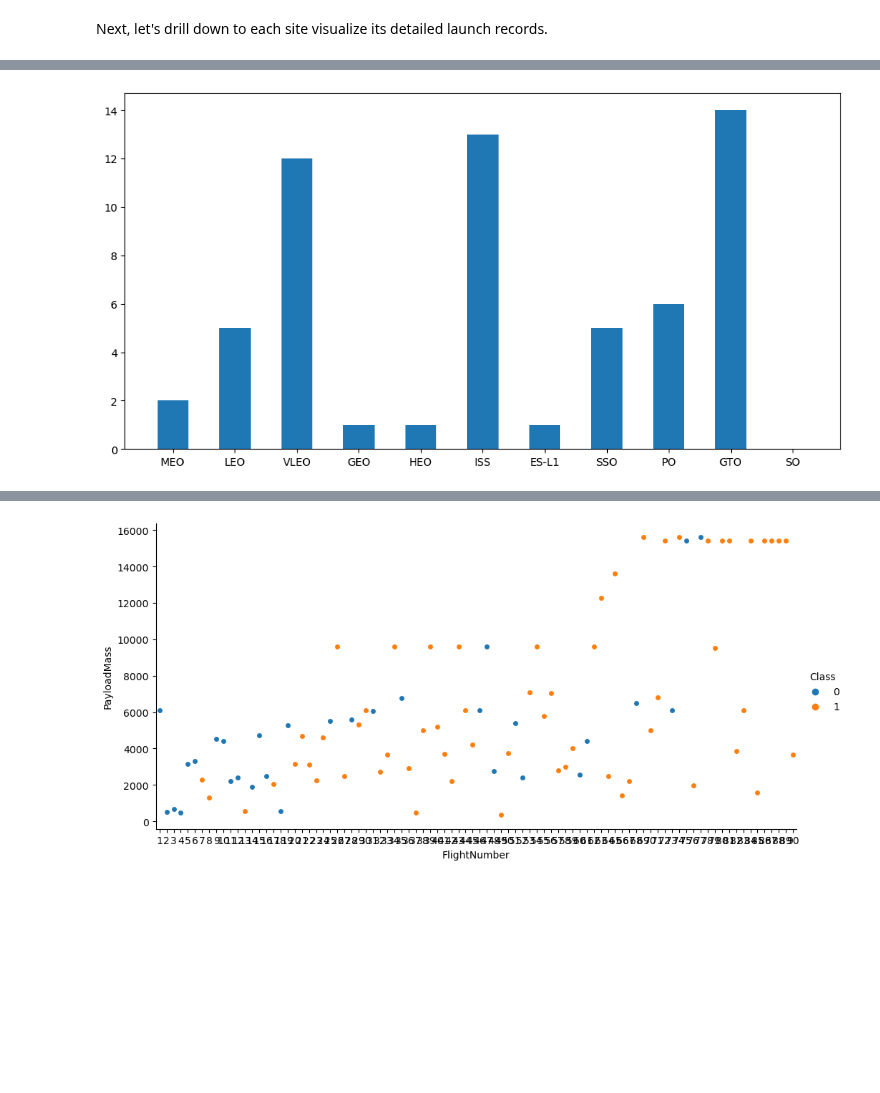
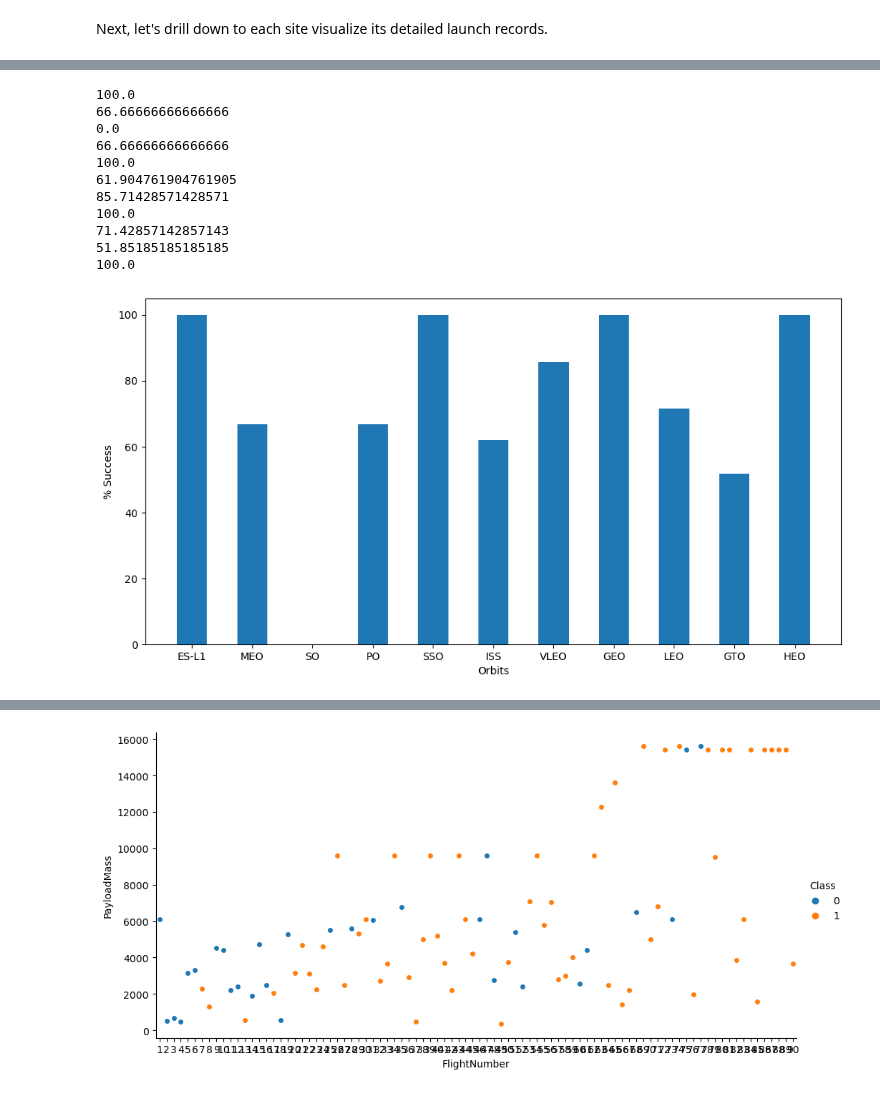
Before and after one commit to matublaq/SpaceY_project, a Jupyter notebook: Visualization/EDA_with_visualization.ipynb, the cells around one changed output, grey strips where cells are left out. Drawn from its saved outputs; the diff is of its cells as text; code cells hidden in the pictures; blank space fills up the shorter version.

```diff
--- a/Visualization/EDA_with_visualization.ipynb
+++ b/Visualization/EDA_with_visualization.ipynb
@@ -70,27 +70,58 @@ plt.show()
 # %%
 #3_ Visualize the relationship between success rate of each orbit
 
-#############################################################################
-relation = df[['Orbit', 'Outcome']].groupby('Orbit').value_counts()
-df2 = pd.DataFrame(relation)
+df2 = df[['Orbit', 'Outcome']].groupby('Orbit').value_counts()
+df2 = pd.DataFrame(df2)
 df2.reset_index(inplace=True)
 
-Orb1 = set(df2.Orbit)
-Orb = {value: 0 for value in Orb1}
+#############################################################################
+Orbits = set(df2.Orbit)
+Orbits = list(Orbits)
 
+##########
+Orb_success = {value: 0 for value in Orbits}
 for i in range(len(df2.Orbit)):
     if "True" in df2.iloc[i, 1]:
-        Orb[df2.iloc[i, 0]] += df2.iloc[i, 2]
+        Orb_success[df2.iloc[i, 0]] += df2.iloc[i, 2]
     else:
         pass
+##########
+
+orbit_count = df2[['Orbit', 'count']].groupby('Orbit')['count'].sum()
+orbit_count = pd.DataFrame(orbit_count)
+orbit_count.reset_index(inplace=True)
+###########
+Orb_count = {value: 0 for value in Orbits}
+for i in range(len(orbit_count)):
+    Orb_count[orbit_count.iloc[i, 0]] = orbit_count.iloc[i, 1]
+###########
+
+Orbit_success_porcent = {}
+for i in range(len(orbit_count)):
+    Orbit_success_porcent[Orbits[i]] = (Orb_success[Orbits[i]] / Orb_count[Orbits[i]])*100
+    print(Orbit_success_porcent[Orbits[i]])
 #############################################################################
 
 plt.figure(figsize=(12, 6))
-plt.bar(Orb.keys(), Orb.values(), width=0.5)
+plt.bar(Orbit_success_porcent.keys(), Orbit_success_porcent.values(), width=0.5)
+
+plt.xlabel('Orbits')
+plt.ylabel('% Success')
 
 plt.show()
 # %% [output]
+100.0
+66.66666666666666
+0.0
+66.66666666666666
+100.0
+61.904761904761905
+85.71428571428571
+100.0
+71.42857142857143
+51.85185185185185
+100.0
-[figure, old version]
+[figure, new version]
 # %%
 #4_ Visualize the relationship between FlightNumber and Orbit type
 
```
Also changed, not shown: parts of 3 cells of this notebook.
